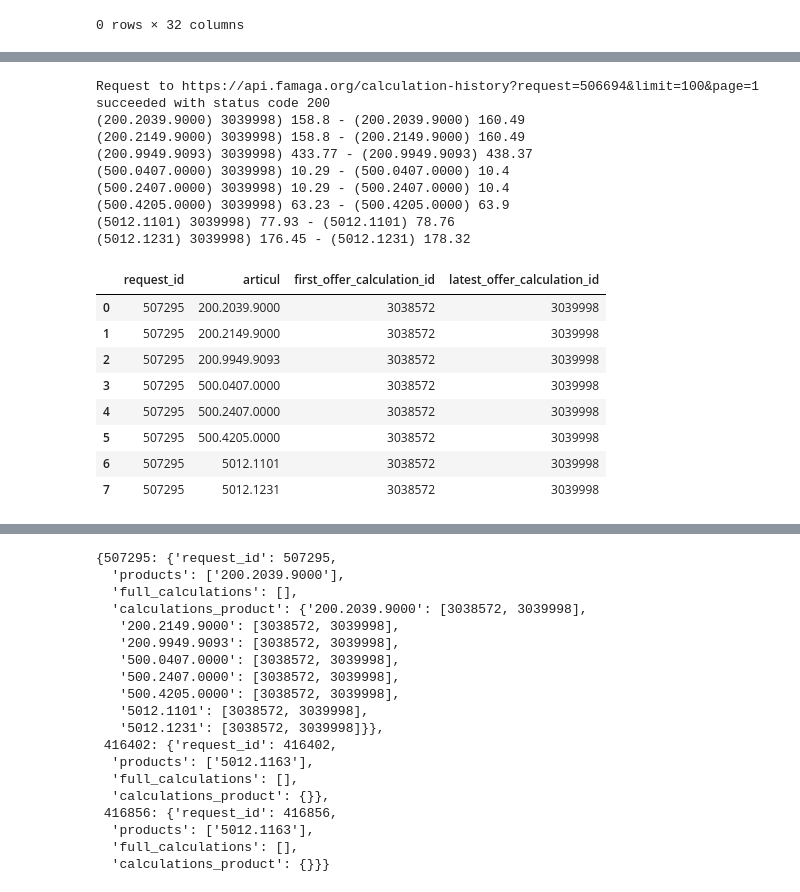
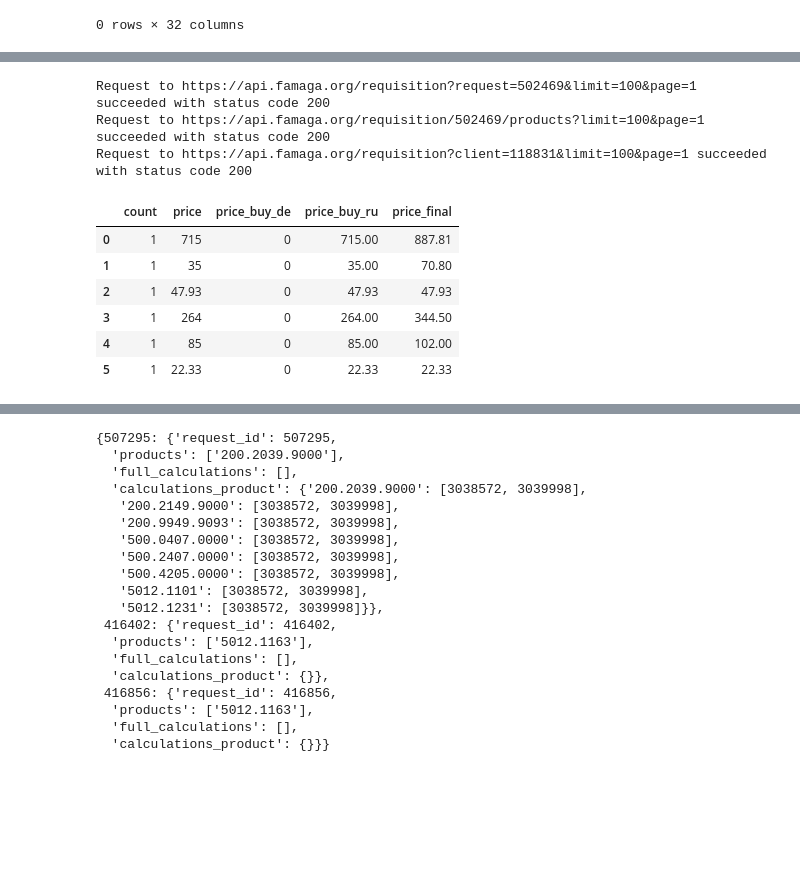
Before and after one commit to Valuamba/components_agent_sales, a Jupyter notebook: notebooks/famaga/DiscountProcessing_20240603.ipynb, the cells around one changed output, grey strips where cells are left out. Drawn from its saved outputs; the diff is of its cells as text; code cells hidden in the pictures; blank space fills up the shorter version.

```diff
--- a/notebooks/famaga/DiscountProcessing_20240603.ipynb
+++ b/notebooks/famaga/DiscountProcessing_20240603.ipynb
@@ -388,41 +399,49 @@ customer_calculations.head(1)
 |  | request_id | calculation_id | created_at | id | tax | unit | count | weight | articul | expense | ... |
 | 0 | 507295 | 3039998 | 2024-06-03T14:42:16+00:00 | 1289126 | 7 | pcs | 9 | 0.006 | 500.2407.0000 | 0 | ... |
 # %%
-customer_offers = client.offers_by_client_id(client_id)
+deal_id = 502469
+current_deal = client.offers_by_deal_id(deal_id)
+current_deal_products = client.offer_products(deal_id)
+
+client_id = int(current_deal.loc[0]['request_firm_id'])
+
+all_customer_offers = client.offers_by_client_id(client_id)
 
 # exclude current deal_id
-# customer_offers = customer_offers[~(customer_offers['request_id'] == deal_id)]
+customer_offers = all_customer_offers[~(all_customer_offers['request_id'] == deal_id)]
+customer_offers = customer_offers[customer_offers['decision'].isin(YES_DECISIONS)]
 
+purchase_history_str = ''
 unique_request_ids = customer_offers['request_id'].unique()
 
-customer_products_df = get_products_history(unique_request_ids)
-customer_calculations = get_calculations(unique_request_ids)
+if len(unique_request_ids) > 0:
+    customer_products_df = get_products_history(unique_request_ids)
+    customer_calculations = get_calculations(unique_request_ids)
+
+    discounted_deals = get_discounted_deals(unique_request_ids)
+
+    bought_earlier_products_df = customer_products_df[
+        customer_products_df['articul'].isin(current_deal_products['articul'])
+    ]
+
+    purchase_history_dict = get_requests_dict(bought_earlier_products_df, discounted_deals)
+
+    purchase_history_str = prettify_deal(customer_offers, customer_calculations, purchase_history_dict, customer_products_df)
 
 
-discounted_deals = get_discounted_deals(unique_request_ids)
+current_deal_dict = get_requests_dict(get_products_history(current_deal['request_id']), pd.DataFrame())
+current_deal_str = prettify_deal(current_deal, customer_calculations, current_deal_dict, current_deal_products)
 
-bought_earlier_products_df = customer_products_df[
-    customer_products_df['articul'].isin(current_deal_products['articul'])
-]
+
+customer_data = {
+    'desired_discount_per': None,
+    'desired_price': None,
+    'is_specified_desired_price': False,
+    'is_customer_large_company': False,
+    'deals_without_purchase': all_customer_offers[~(all_customer_offers['decision'].isin(YES_DECISIONS))].drop_duplicates().shape[0],
+    'deals_with_purchases': all_customer_offers[(all_customer_offers['decision'].isin(YES_DECISIONS))].drop_duplicates().shape[0]
+}
 # %% [output]
-Request to https://api.famaga.org/calculation-history?request=506694&limit=100&page=1 succeeded with status code 200
-(200.2039.9000) 3039998) 158.8 - (200.2039.9000) 160.49
-(200.2149.9000) 3039998) 158.8 - (200.2149.9000) 160.49
-(200.9949.9093) 3039998) 433.77 - (200.9949.9093) 438.37
-(500.0407.0000) 3039998) 10.29 - (500.0407.0000) 10.4
-(500.2407.0000) 3039998) 10.29 - (500.2407.0000) 10.4
-(500.4205.0000) 3039998) 63.23 - (500.4205.0000) 63.9
-(5012.1101) 3039998) 77.93 - (5012.1101) 78.76
-(5012.1231) 3039998) 176.45 - (5012.1231) 178.32
+Request to https://api.famaga.org/requisition?request=502469&limit=100&page=1 succeeded with status code 200
+Request to https://api.famaga.org/requisition/502469/products?limit=100&page=1 succeeded with status code 200
+Request to https://api.famaga.org/requisition?client=118831&limit=100&page=1 succeeded with status code 200
-# %%
-discounted_deals
-# %% [output]
-|  | request_id | articul | first_offer_calculation_id | latest_offer_calculation_id |
-| 0 | 507295 | 200.2039.9000 | 3038572 | 3039998 |
-| 1 | 507295 | 200.2149.9000 | 3038572 | 3039998 |
-| 2 | 507295 | 200.9949.9093 | 3038572 | 3039998 |
-| 3 | 507295 | 500.0407.0000 | 3038572 | 3039998 |
-| 4 | 507295 | 500.2407.0000 | 3038572 | 3039998 |
-| 5 | 507295 | 500.4205.0000 | 3038572 | 3039998 |
-| 6 | 507295 | 5012.1101 | 3038572 | 3039998 |
-| 7 | 507295 | 5012.1231 | 3038572 | 3039998 |
@@ -428,0 +450,14 @@ discounted_deals
+# %%
+customer_products_df = get_final_calculation_price(customer_products_df)
+
+customer_products_df[['count', 'price', 'price_buy_de', 'price_buy_ru', 'price_final']]
+
+# customer_products_df
+# %% [output]
+|  | count | price | price_buy_de | price_buy_ru | price_final |
+| 0 | 1 | 715 | 0 | 715.00 | 887.81 |
+| 1 | 1 | 35 | 0 | 35.00 | 70.80 |
+| 2 | 1 | 47.93 | 0 | 47.93 | 47.93 |
+| 3 | 1 | 264 | 0 | 264.00 | 344.50 |
+| 4 | 1 | 85 | 0 | 85.00 | 102.00 |
+| 5 | 1 | 22.33 | 0 | 22.33 | 22.33 |
```
Also changed, not shown: parts of 35 cells of this notebook, 8 other files.
